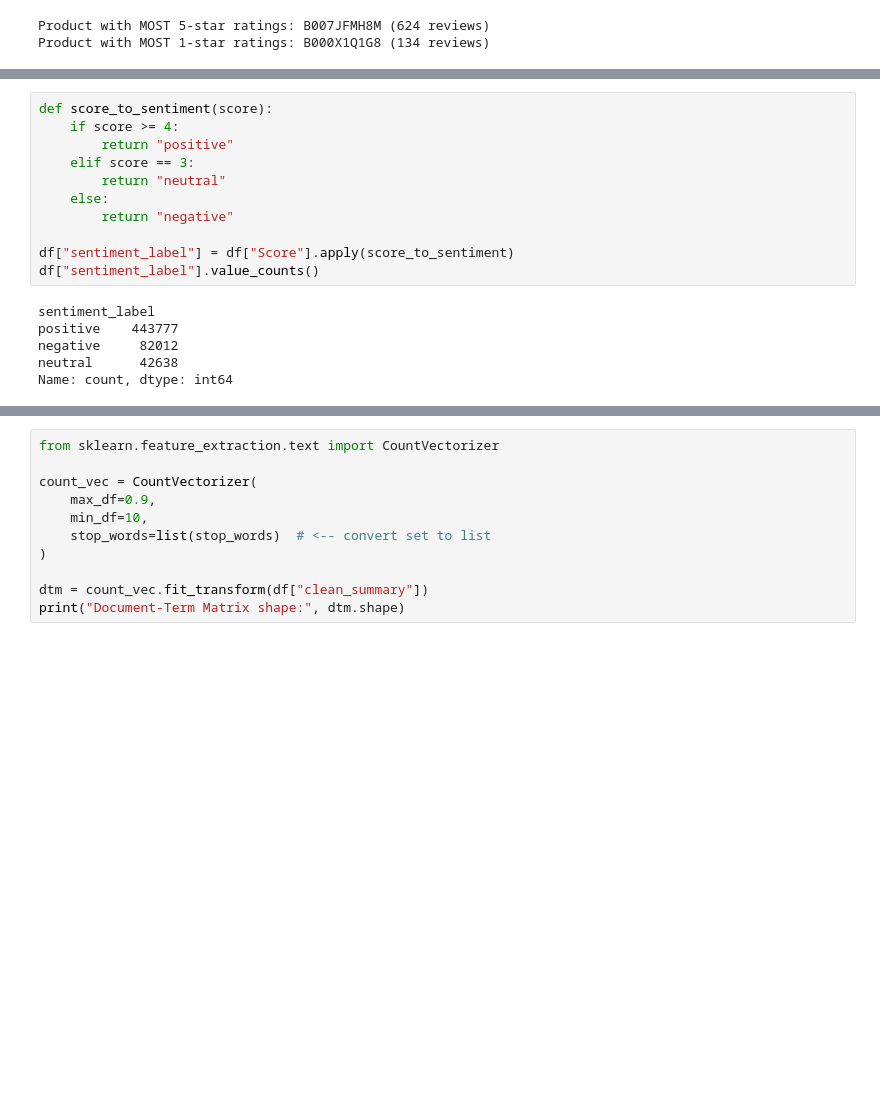
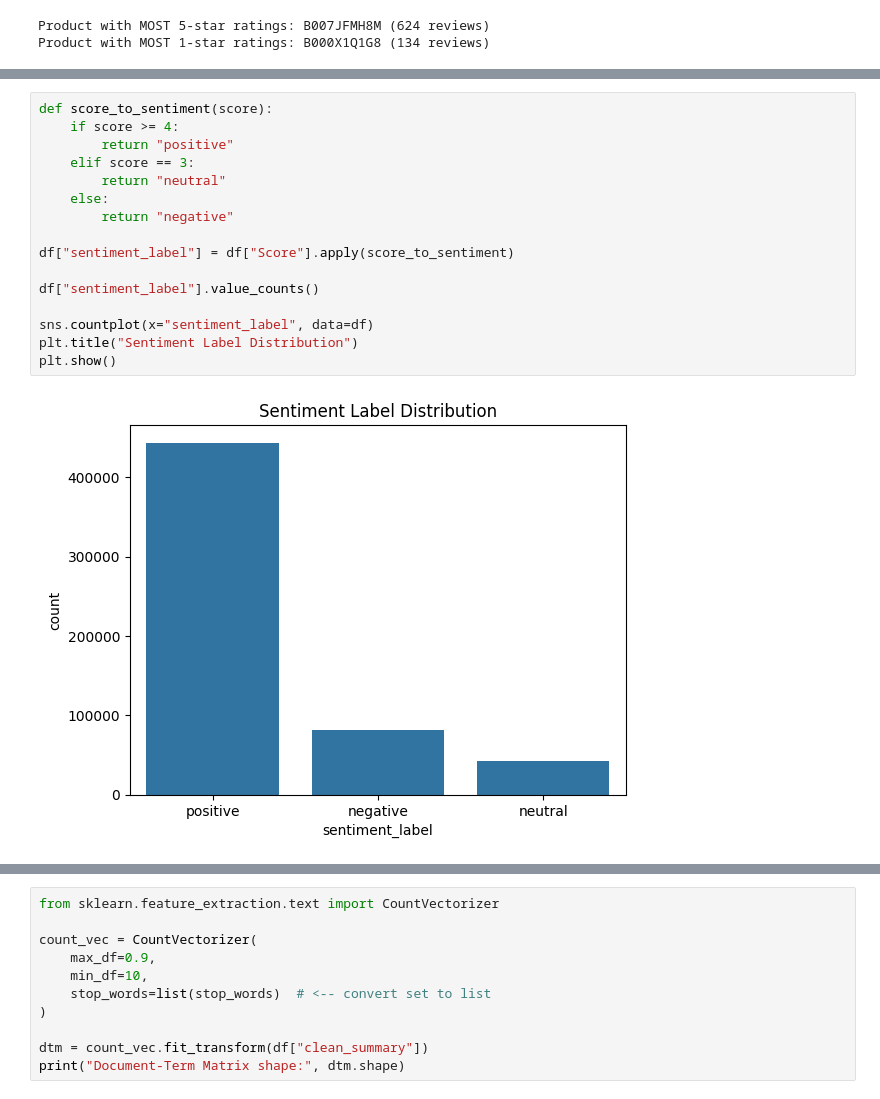
Before and after one commit to rutujad9/amazon-product-reviews-analysis, a Jupyter notebook: notebooks/data-mining.ipynb, the cells around one changed output, grey strips where cells are left out. Cells and saved outputs as stored; diff of their text form; blank space fills up the shorter version.

```diff
--- a/notebooks/data-mining.ipynb
+++ b/notebooks/data-mining.ipynb
@@ -292,20 +295,21 @@ df[df['ProductId'] == 'B000X1Q1G8']
 # %%
 def score_to_sentiment(score):
     if score >= 4:
         return "positive"
     elif score == 3:
         return "neutral"
     else:
         return "negative"
 
 df["sentiment_label"] = df["Score"].apply(score_to_sentiment)
+
 df["sentiment_label"].value_counts()
+
+sns.countplot(x="sentiment_label", data=df)
+plt.title("Sentiment Label Distribution")
+plt.show()
 # %% [output]
-sentiment_label
-positive    443777
-negative     82012
-neutral      42638
-Name: count, dtype: int64
+[figure, added]
 # %%
 from sklearn.feature_extraction.text import ENGLISH_STOP_WORDS
 
```
Also changed, not shown: parts of 15 cells of this notebook, 3 other files.
